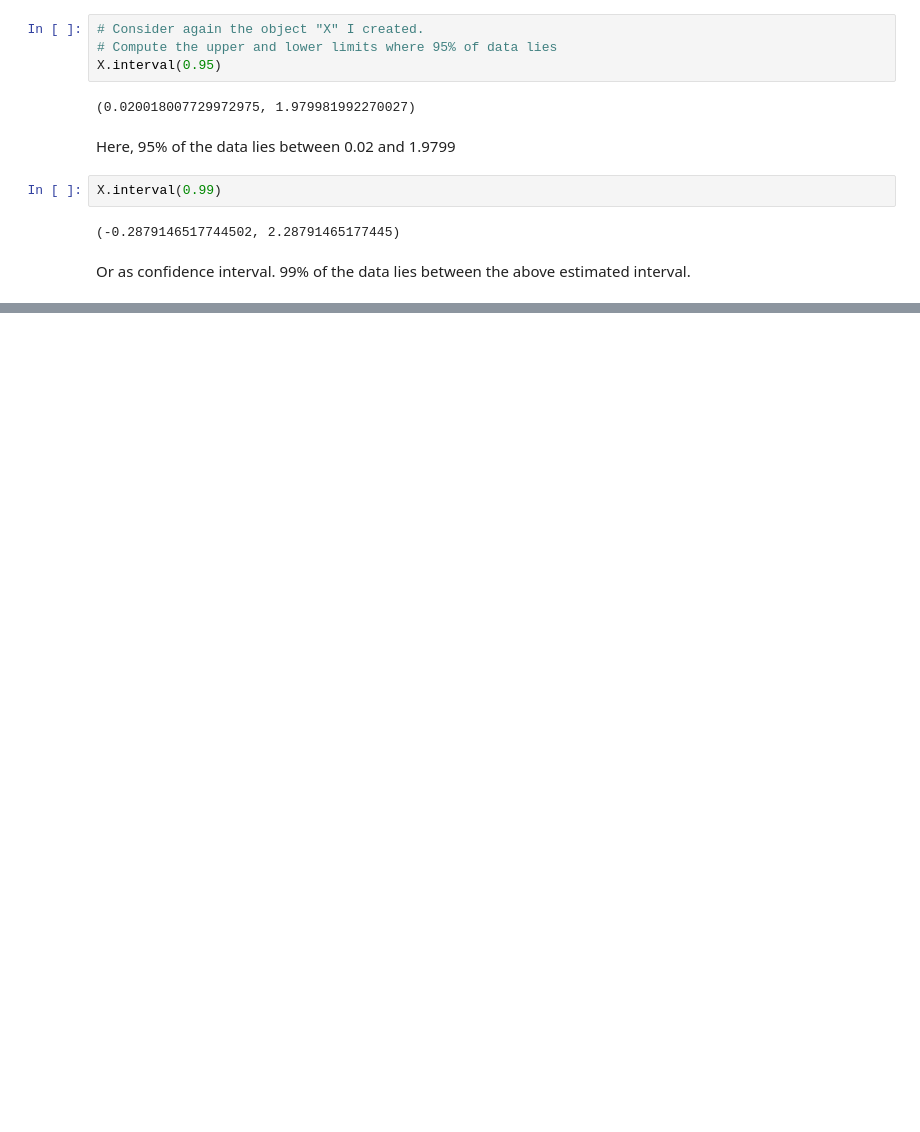
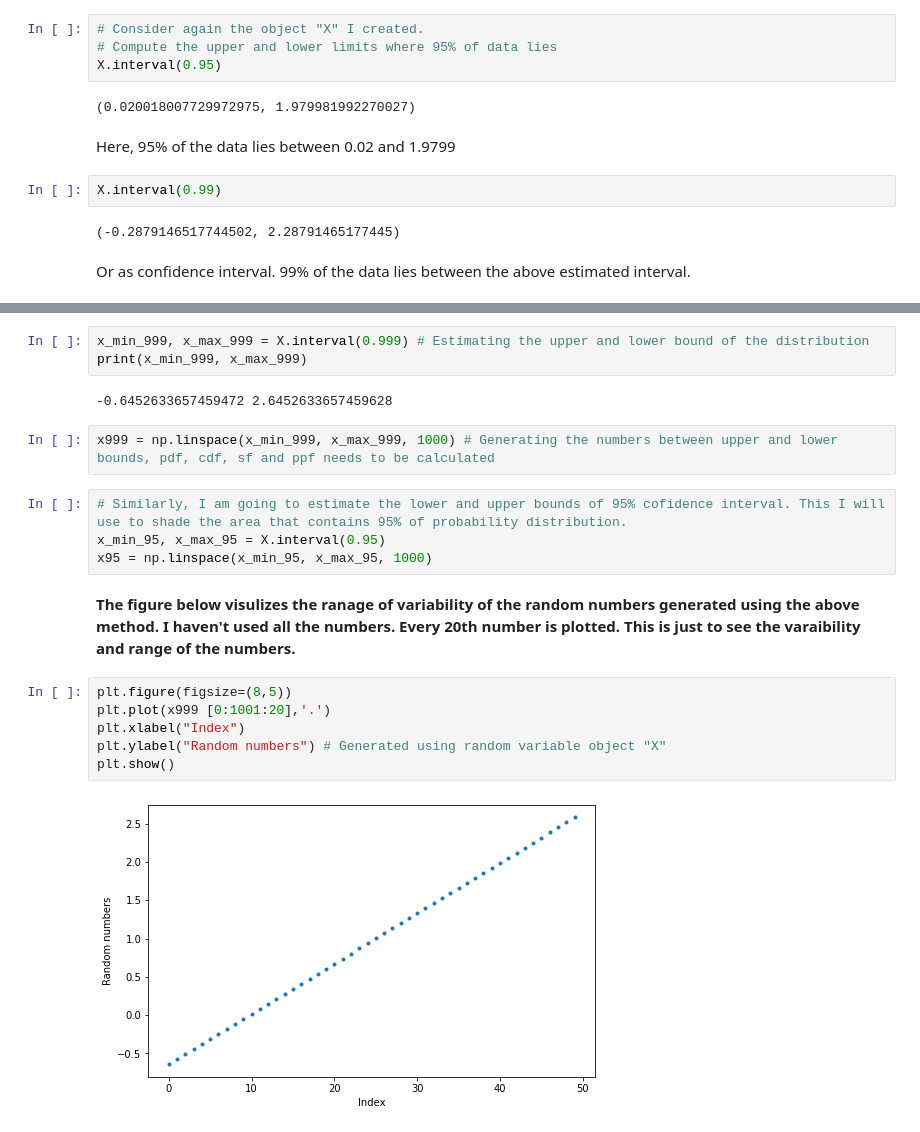
Before and after one commit to dennyalp/Statistics, a Jupyter notebook: Statistics_Notebook_02.ipynb, the cells around one changed output, grey strips where cells are left out. Cells and saved outputs as stored; diff of their text form; blank space fills up the shorter version.

```diff
--- a/Statistics_Notebook_02.ipynb
+++ b/Statistics_Notebook_02.ipynb
@@ -96,0 +101,21 @@ Or as confidence interval. 99% of the data lies between the above estimated inte
+# %%
+x_min_999, x_max_999 = X.interval(0.999) # Estimating the upper and lower bound of the distribution
+print(x_min_999, x_max_999)
+# %% [output]
+-0.6452633657459472 2.6452633657459628
+# %%
+x999 = np.linspace(x_min_999, x_max_999, 1000) # Generating the numbers between upper and lower bounds, pdf, cdf, sf and ppf needs to be calculated
+# %%
+# Similarly, I am going to estimate the lower and upper bounds of 95% cofidence interval. This I will use to shade the area that contains 95% of probability distribution.
+x_min_95, x_max_95 = X.interval(0.95)
+x95 = np.linspace(x_min_95, x_max_95, 1000)
+# %% [markdown]
+<b> The figure below visulizes the ranage of variability of the random numbers generated using the above method. I haven't used all the numbers. Every 20th number is plotted. This is just to see the varaibility and range of the numbers.
+# %%
+plt.figure(figsize=(8,5))
+plt.plot(x999 [0:1001:20],'.')
+plt.xlabel("Index")
+plt.ylabel("Random numbers") # Generated using random variable object "X"
+plt.show()
+# %% [output]
+[figure, added]
```
Also changed, not shown: parts of 15 cells of this notebook.
